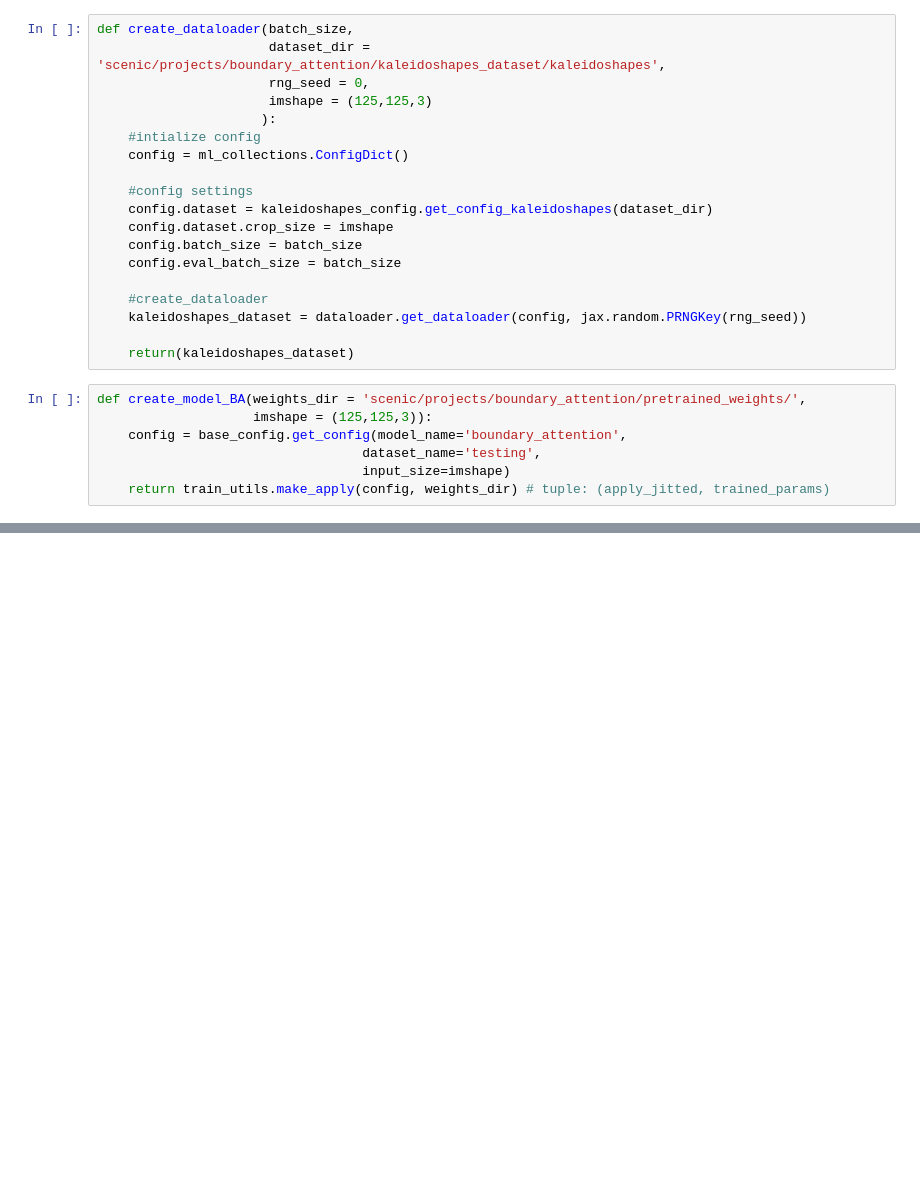
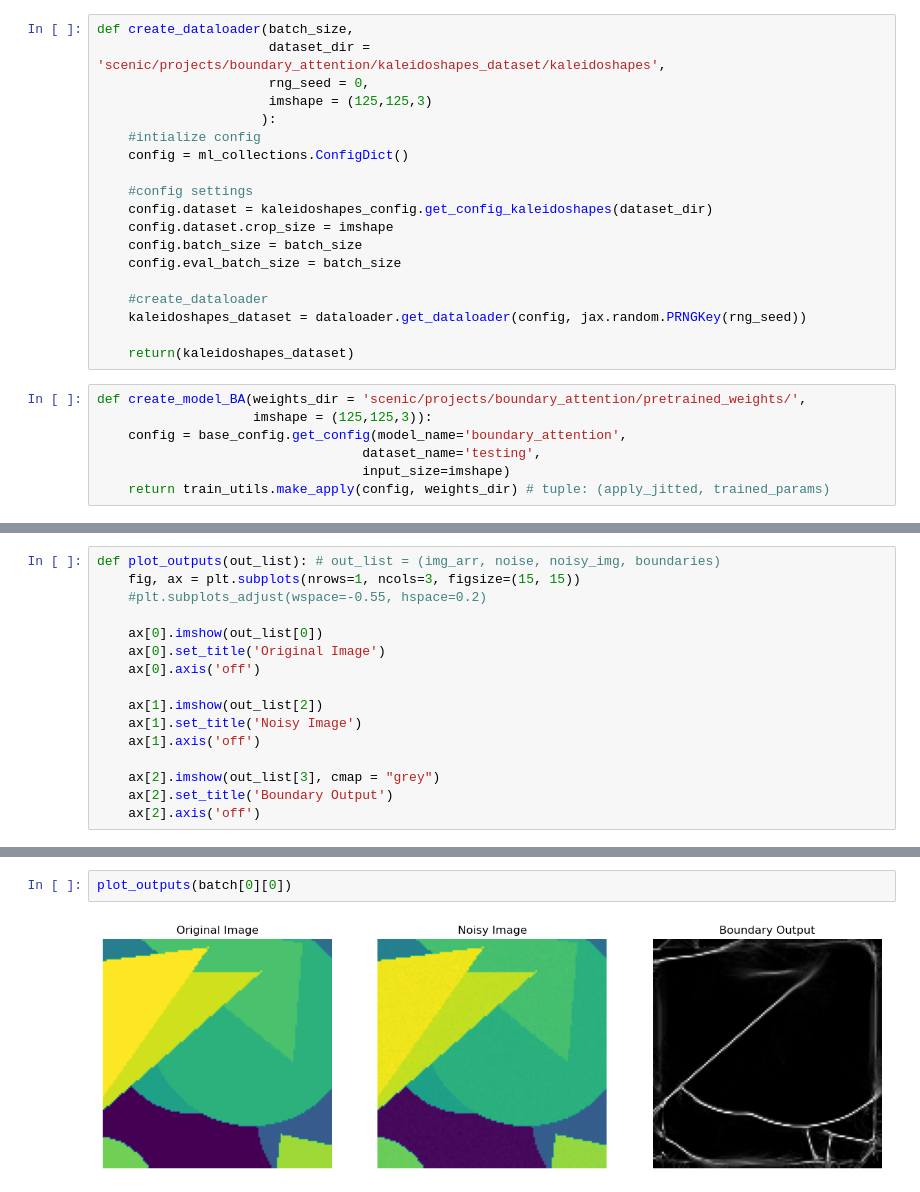
Before and after one commit to yc7z/ClearBoundary, a Jupyter notebook: batch_generation.ipynb, the cells around one changed output, grey strips where cells are left out. Cells and saved outputs as stored; diff of their text form; blank space fills up the shorter version.

```diff
--- a/batch_generation.ipynb
+++ b/batch_generation.ipynb
@@ -83,4 +86,20 @@ def create_batch(data_loader,
         processed_batch[i] = img_out
 
     return processed_batch
+# %%
+def plot_outputs(out_list): # out_list = (img_arr, noise, noisy_img, boundaries)
+    fig, ax = plt.subplots(nrows=1, ncols=3, figsize=(15, 15))
+    #plt.subplots_adjust(wspace=-0.55, hspace=0.2)
+
+    ax[0].imshow(out_list[0])
+    ax[0].set_title('Original Image')
+    ax[0].axis('off')
+
+    ax[1].imshow(out_list[2])
+    ax[1].set_title('Noisy Image')
+    ax[1].axis('off')
+
+    ax[2].imshow(out_list[3], cmap = "grey")
+    ax[2].set_title('Boundary Output')
+    ax[2].axis('off')
 # %%
@@ -96,0 +112,4 @@ plt.imshow(batch[3][0][3])
+# %%
+plot_outputs(batch[0][0])
+# %% [output]
+[figure, added]
```
Also changed, not shown: parts of 6 cells of this notebook.
